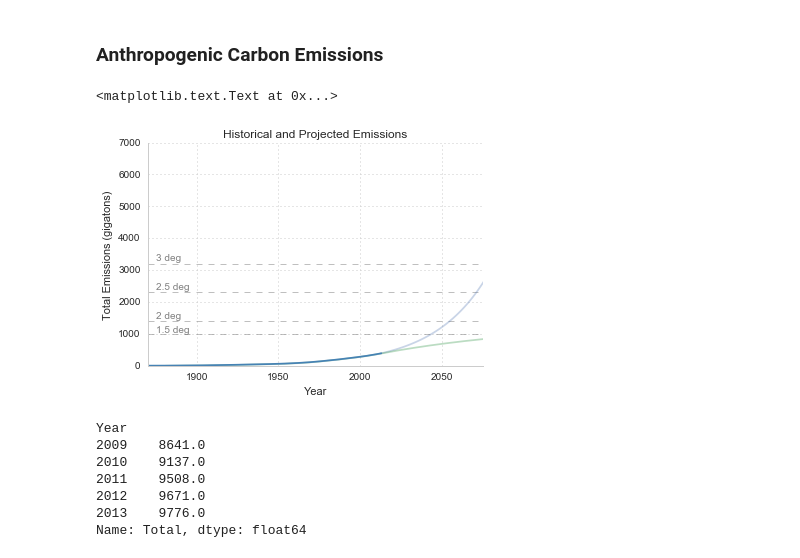
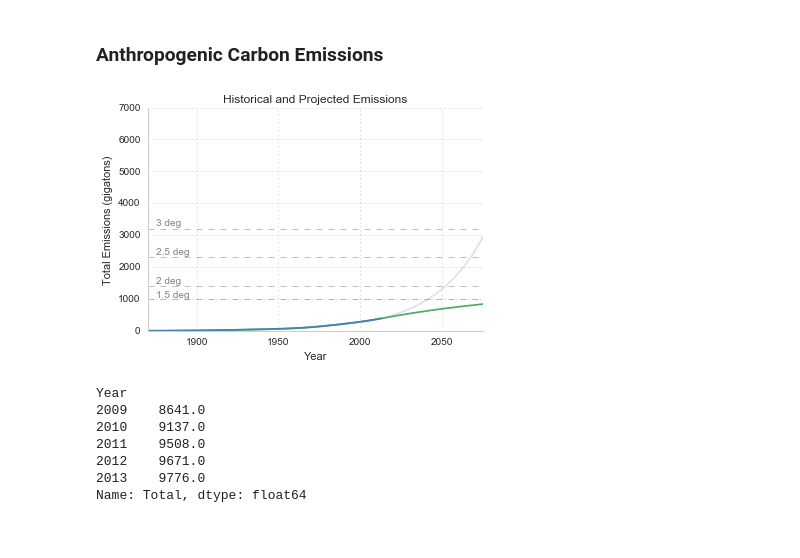
Before and after one commit to pdarche/carbon, a Jupyter notebook: notebooks/Carbon Footprint - EDA.ipynb, the cells around one changed output. Drawn from its saved outputs; the diff is of its cells as text; code cells hidden in the pictures.

```diff
--- a/notebooks/Carbon Footprint - EDA.ipynb
+++ b/notebooks/Carbon Footprint - EDA.ipynb
@@ -634,32 +634,33 @@ extrapolated_values = pd.Series(arr, index=extrapolated_dates)
 # %%
 ax = plt.axes()
 sns.despine()
 modify_gridlines(ax)
 
 plt.axhline(1000, color='gray', linewidth=.5, linestyle='--')
 plt.axhline(1400, color='gray', linewidth=.5, linestyle='--')
 plt.axhline(2300, color='gray', linewidth=.5, linestyle='--')
 plt.axhline(3200, color='gray', linewidth=.5, linestyle='--')
 
 text_x = 1875
 
 ax.text(text_x, 1050, '1.5 deg', fontsize=10, color='gray')
 ax.text(text_x, 1500, '2 deg', fontsize=10, color='gray')
 ax.text(text_x, 2400, '2.5 deg', fontsize=10, color='gray')
 ax.text(text_x, 3300, '3 deg', fontsize=10, color='gray')
 
-(extrapolated_values / 1000).plot(alpha=.3)
-(safe_emissions / 1000).cumsum().plot(alpha=.4)
+(extrapolated_values / 1000).plot(alpha=.2)
+(safe_emissions / 1000).cumsum().plot()
 (anthrocarbon.Total.cumsum() / 3.667 / 1000).plot(color='steelblue')
+
 pylab.xlim([1870,2075])
 pylab.ylim([0,7000])
 plt.ylabel('Total Emissions (gigatons)')
 plt.title('Historical and Projected Emissions')
 
 # pylab.savefig('../images/historical_and_projected_emissions.png')
+pylab.savefig('../images/safe_emissions.png')
 # %% [output]
-<matplotlib.text.Text at 0x...>
-[figure, old version]
+[figure, new version]
 # %%
 (anthrocarbon.Total / 3.667).tail()
 # %% [output]
```
Also changed, not shown: parts of 5 cells of this notebook, 4 other files.
